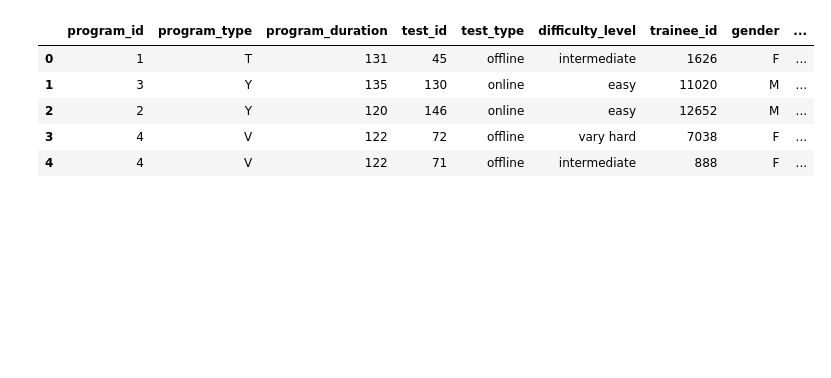
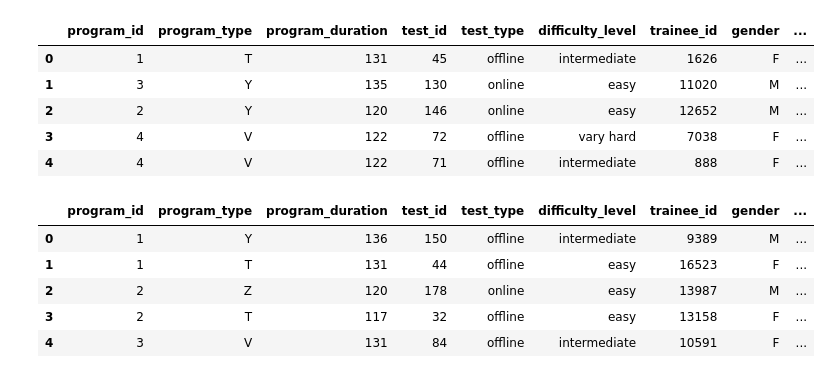
Before and after one commit to k-manisha/LearnPython, a Jupyter notebook: featureEngineering.ipynb, the cells around one changed output. Cells and saved outputs as stored; diff of their text form; code cells hidden in the pictures; blank space fills up the shorter version.

```diff
--- a/featureEngineering.ipynb
+++ b/featureEngineering.ipynb
@@ -17,5 +17,14 @@ test.head()
 | 2 | 2 | Y | 120 | 146 | online | easy | 12652 | M | ... |
 | 3 | 4 | V | 122 | 72 | offline | vary hard | 7038 | F | ... |
 | 4 | 4 | V | 122 | 71 | offline | intermediate | 888 | F | ... |
+# %%
+train.head()
+# %% [output]
+|  | program_id | program_type | program_duration | test_id | test_type | difficulty_level | trainee_id | gender | ... |
+| 0 | 1 | Y | 136 | 150 | offline | intermediate | 9389 | M | ... |
+| 1 | 1 | T | 131 | 44 | offline | easy | 16523 | F | ... |
+| 2 | 2 | Z | 120 | 178 | online | easy | 13987 | M | ... |
+| 3 | 2 | T | 117 | 32 | offline | easy | 13158 | F | ... |
+| 4 | 3 | V | 131 | 84 | offline | intermediate | 10591 | F | ... |
 # %%
 train['trainee_engagement_rating']= train.groupby('trainee_id')['trainee_engagement_rating'].apply(lambda x: x.fillna(x.mean()))
```
Also changed, not shown: parts of 7 cells of this notebook, 4 other files.
